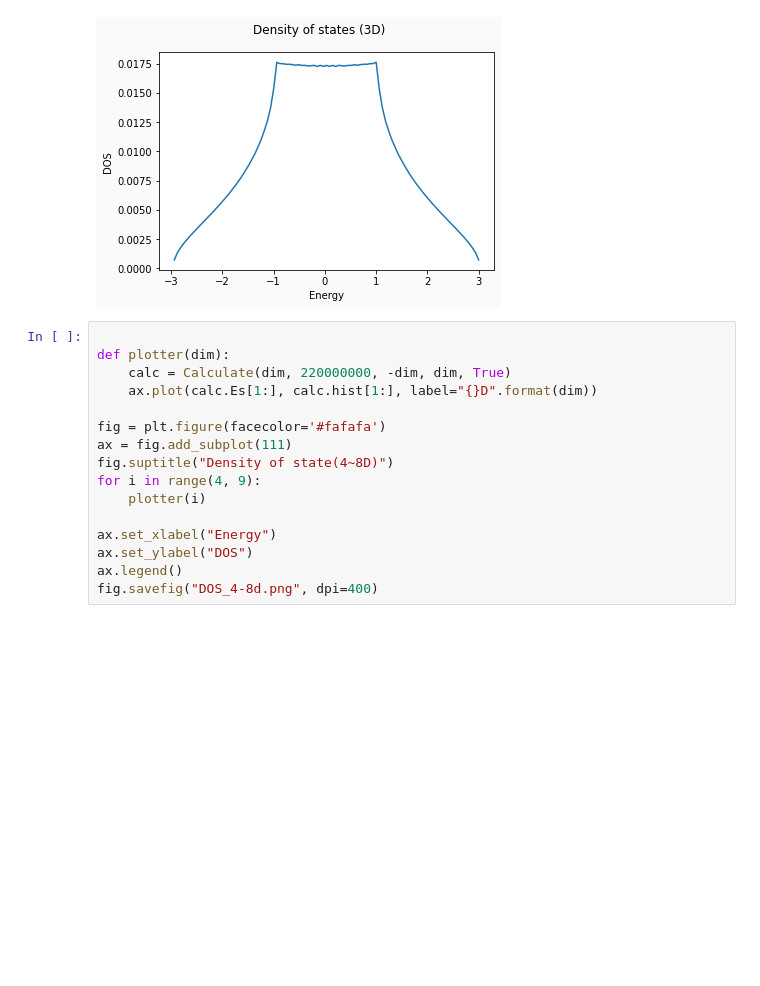
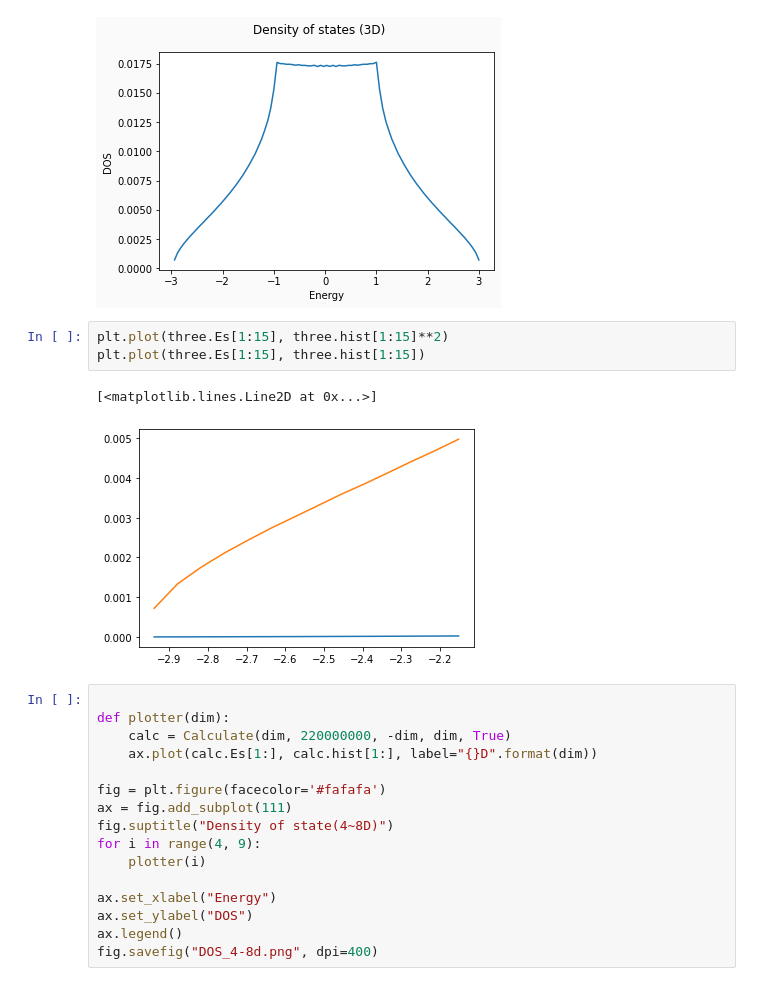
Before and after one commit to capriblue/dos_for_2site, a Jupyter notebook: calculate.ipynb, the cells around one changed output. Saved outputs shown, nothing was run; the diff lists cells and outputs as text; blank space fills up the shorter version.

```diff
--- a/calculate.ipynb
+++ b/calculate.ipynb
@@ -107,6 +110,12 @@ _ =ax.set_ylabel("DOS")
 fig.savefig("DOS_3d.png", dpi=400)
 # %% [output]
 [figure]
+# %%
+plt.plot(three.Es[1:15], three.hist[1:15]**2)
+plt.plot(three.Es[1:15], three.hist[1:15])
+# %% [output]
+[<matplotlib.lines.Line2D at 0x...>]
+[figure, added]
 # %%
 
 def plotter(dim):
```
Also changed, not shown: parts of 2 cells of this notebook.
